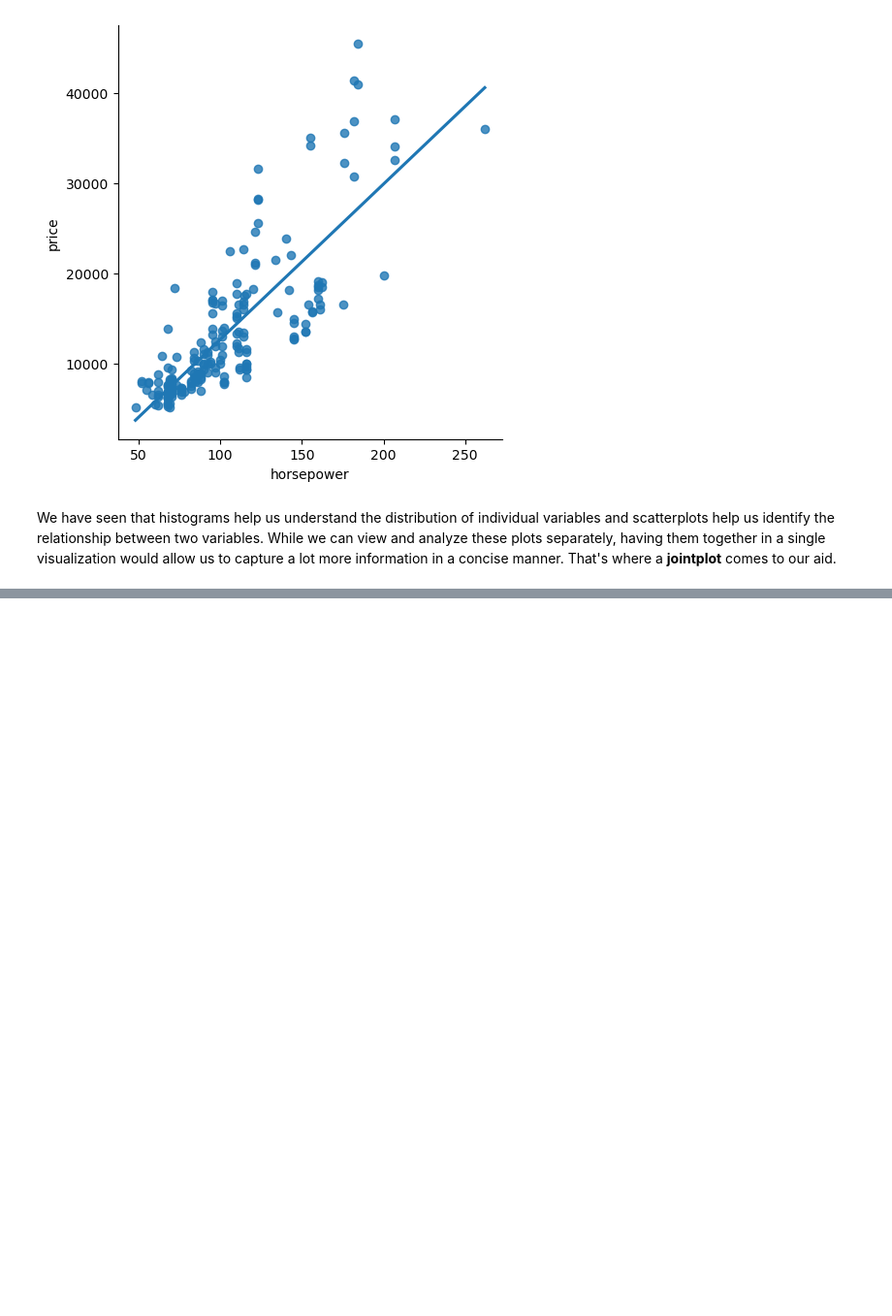
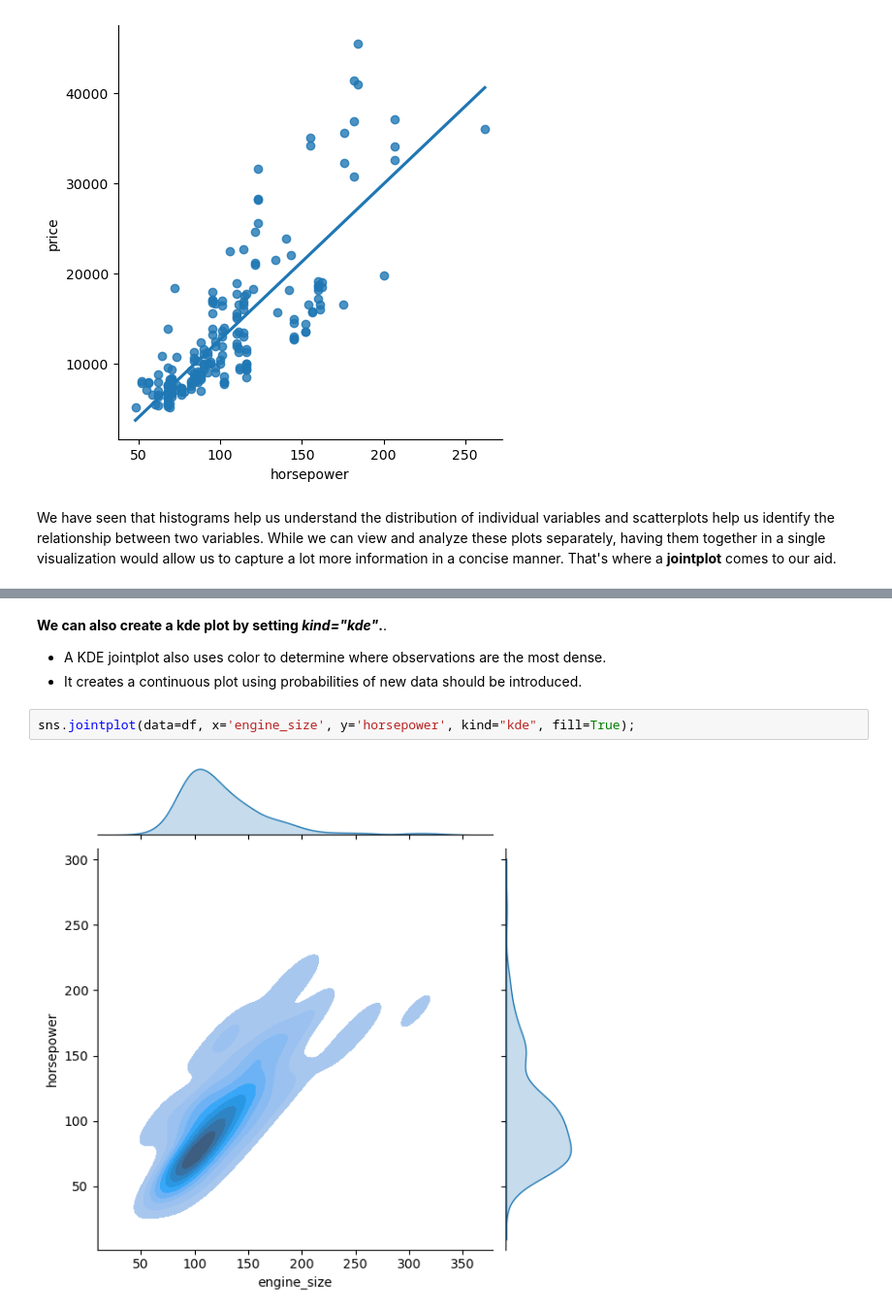
Before and after one commit to pratikp2/Python, a Jupyter notebook: ML Libraries/3.Data_Visualization.ipynb, the cells around one changed output, grey strips where cells are left out. Shown at 97% size. Saved outputs shown, nothing was run; the diff lists cells and outputs as text; blank space fills up the shorter version.

```diff
--- a/ML Libraries/3.Data_Visualization.ipynb
+++ b/ML Libraries/3.Data_Visualization.ipynb
@@ -483,0 +511,9 @@ We have seen that histograms help us understand the distribution of individual v
+# %% [markdown]
+**We can also create a kde plot by setting *kind="kde"*.**.
+
+- A KDE jointplot also uses color to determine where observations are the most dense.
+- It creates a continuous plot using probabilities of new data should be introduced.
+# %%
+sns.jointplot(data=df, x='engine_size', y='horsepower', kind="kde", fill=True);
+# %% [output]
+[figure, added]
```
Also changed, not shown: parts of 74 cells of this notebook, 4 other files.
